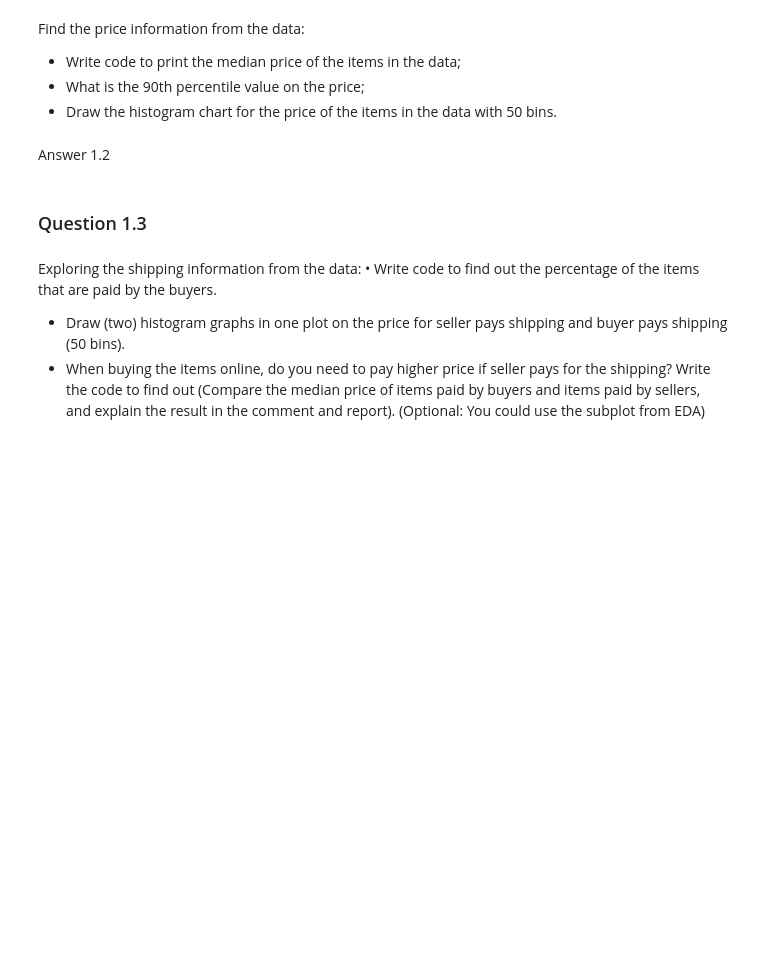
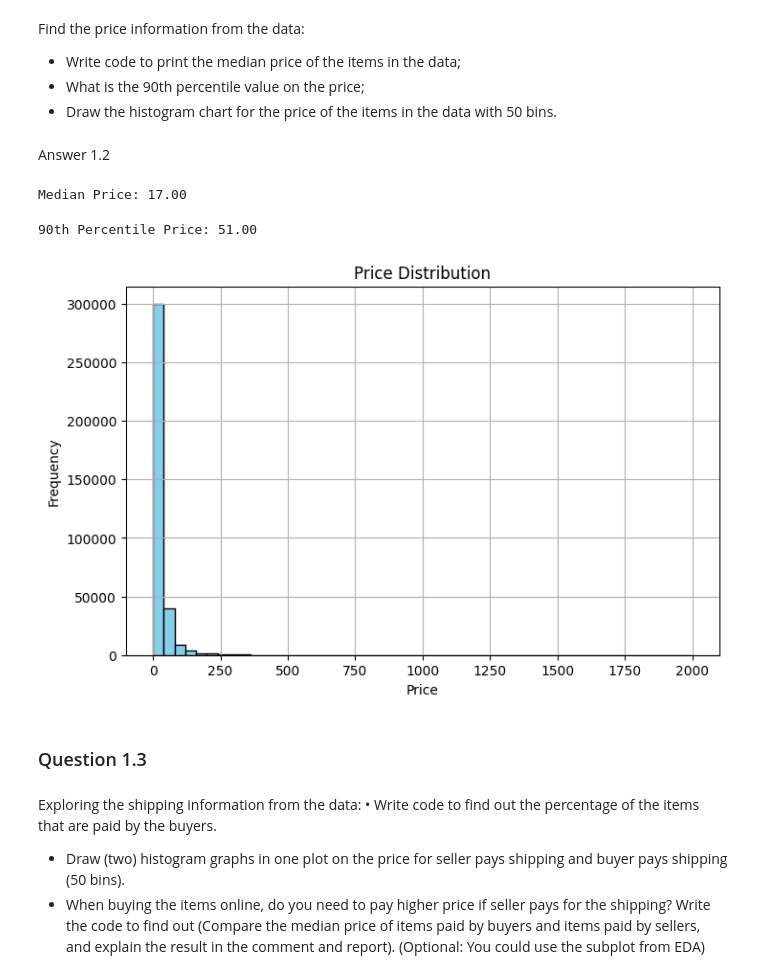
Before and after one commit to art-python/MSDeakin, a Jupyter notebook: SIG742Task2.ipynb, the cells around one changed output. Saved outputs shown, nothing was run; the diff lists cells and outputs as text; code cells hidden in the pictures; blank space fills up the shorter version.

```diff
--- a/SIG742Task2.ipynb
+++ b/SIG742Task2.ipynb
@@ -72,6 +77,9 @@ dataset.describe()
 | 50% | 5.932885e+05 | 2.000000 | 17.000000 | 0.000000 |
 | 75% | 8.904722e+05 | 3.000000 | 29.000000 | 1.000000 |
 | max | 1.186024e+06 | 5.000000 | 2000.000000 | 1.000000 |
+# %%
+#get ready to use the dataset for the task
+df1 = dataset.copy()
 # %% [markdown]
 ### Question 1.1
 # %% [markdown]
@@ -99,6 +151,29 @@ Find the price information from the data:
 * Draw the histogram chart for the price of the items in the data with 50 bins.
 # %% [markdown]
 Answer 1.2
+# %%
+# Print the median price
+median_price = df1['price'].median()
+print(f"Median Price: {median_price:.2f}")
+# %% [output]
+Median Price: 17.00
+# %%
+# Calculate the 90th percentile price
+percentile_90th = df1['price'].quantile(0.90)
+print(f"90th Percentile Price: {percentile_90th:.2f}")
+# %% [output]
+90th Percentile Price: 51.00
+# %%
+# Draw a histogram chart for the price with 50 bins
+plt.figure(figsize=(8, 5))
+plt.hist(df1['price'], bins=50, color='skyblue', edgecolor='black')
+plt.xlabel('Price')
+plt.ylabel('Frequency')
+plt.title('Price Distribution')
+plt.grid(True)
+plt.show()
+# %% [output]
+[figure, added]
 # %% [markdown]
 ### Question 1.3
 # %% [markdown]
```
Also changed, not shown: parts of 28 cells of this notebook.
